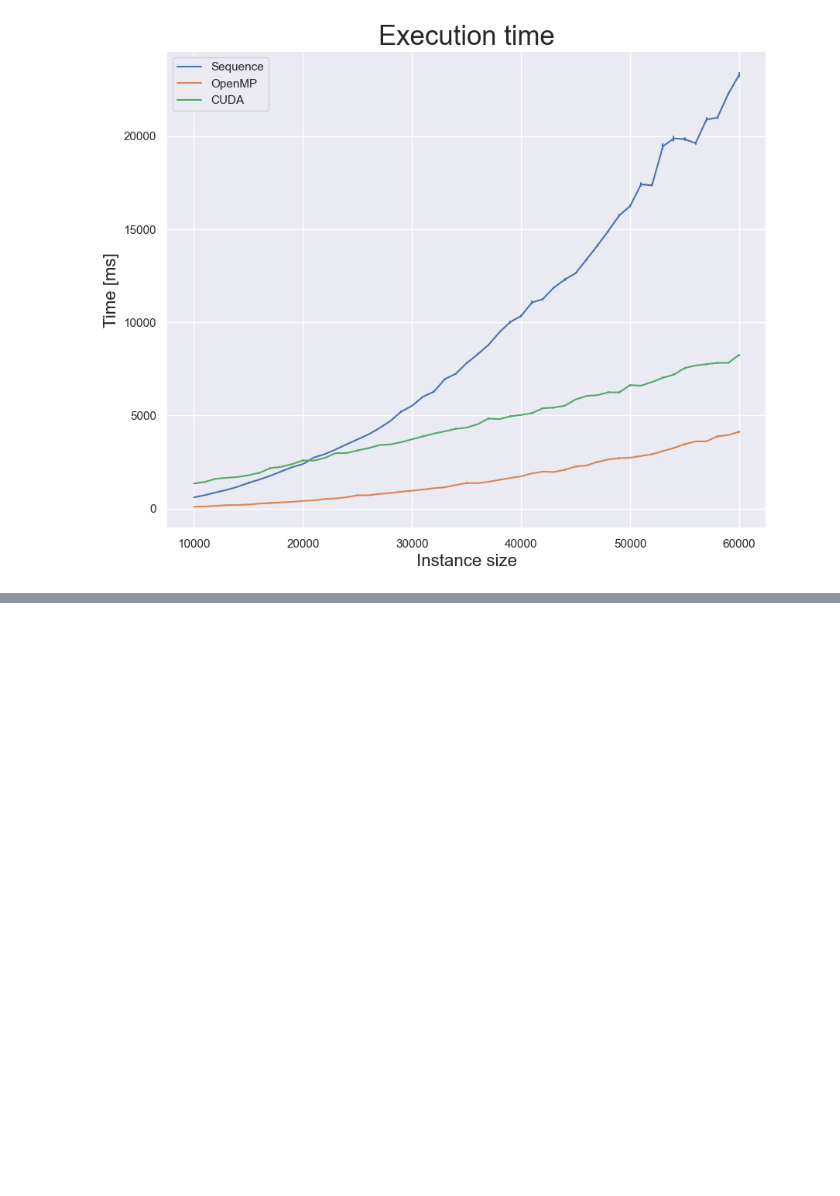
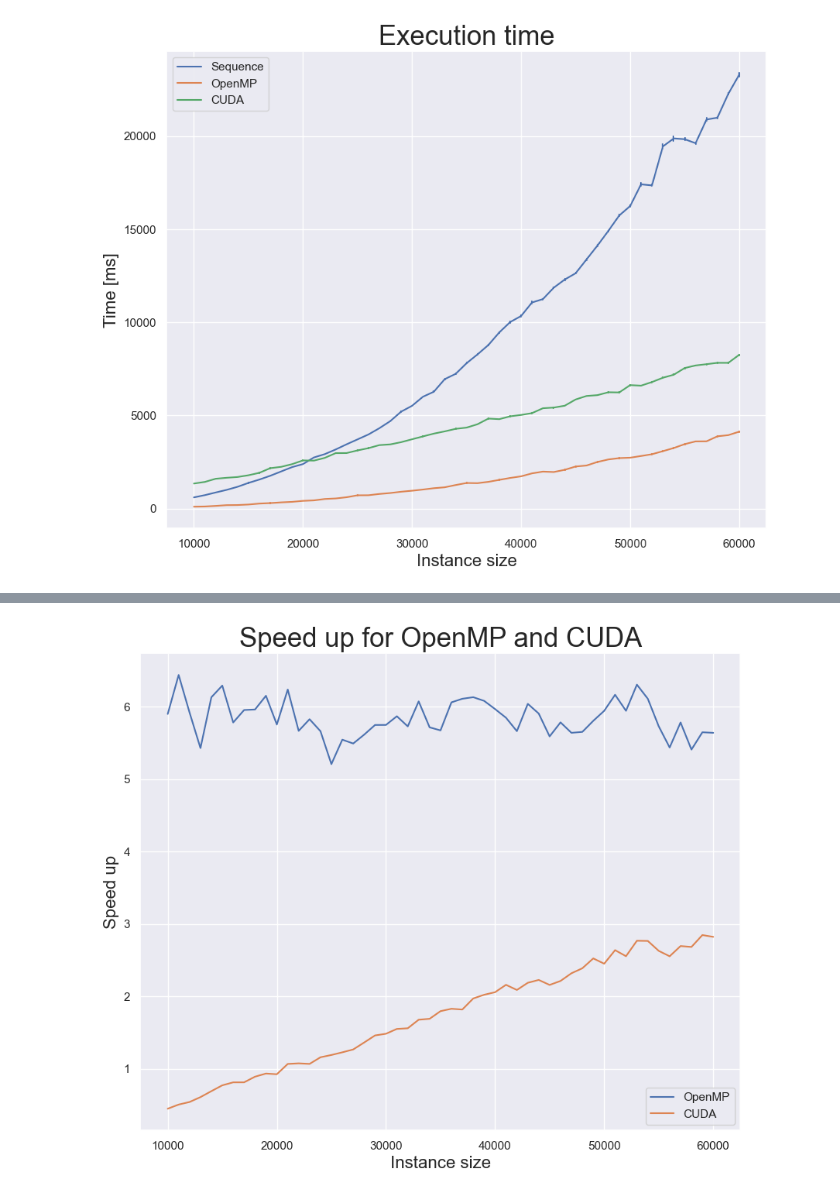
Before and after one commit to anras5/Parallel-Computing, a Jupyter notebook: notebooks/plots.ipynb, the cells around one changed output, grey strips where cells are left out. Saved outputs shown, nothing was run; the diff lists cells and outputs as text; code cells hidden in the pictures; blank space fills up the shorter version.

Commit message:
Add speedup

```diff
--- a/notebooks/plots.ipynb
+++ b/notebooks/plots.ipynb
@@ -100,0 +105,16 @@ plt.show()
+# %%
+q = (
+    df_group.lazy()
+    .with_columns(
+        (pl.col('seq_mean') / pl.col('openmp_mean')).alias('openmp_speedup'),
+        (pl.col('seq_mean') / pl.col('cuda_mean')).alias('cuda_speedup')
+    )
+    .select(
+        pl.col('size'),
+        pl.col('openmp_speedup'),
+        pl.col('cuda_speedup')
+    )
+)
+
+df_speed = q.collect()
+print(df_speed.head())
@@ -100,0 +134,13 @@ plt.show()
+# %%
+plt.figure(figsize=(10, 8))
+sns.set()
+sns.lineplot(data=df_speed.to_pandas(), x="size", y="openmp_speedup", label='OpenMP')
+sns.lineplot(data=df_speed.to_pandas(), x="size", y="cuda_speedup", label='CUDA')
+plt.legend()
+plt.title("Speed up for OpenMP and CUDA", fontsize=25)
+plt.ylabel("Speed up", fontsize=16)
+plt.xlabel("Instance size", fontsize=16)
+plt.savefig('plot_speedup.png')
+plt.show()
+# %% [output]
+[figure, added]
```
Also changed, not shown: parts of 3 cells of this notebook, 4 other files.
